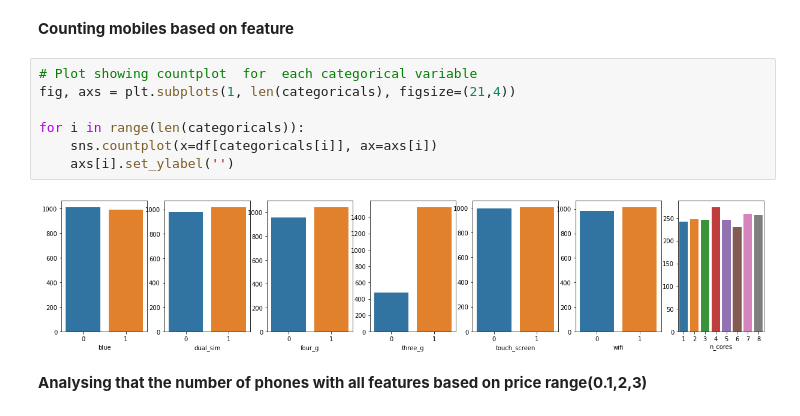
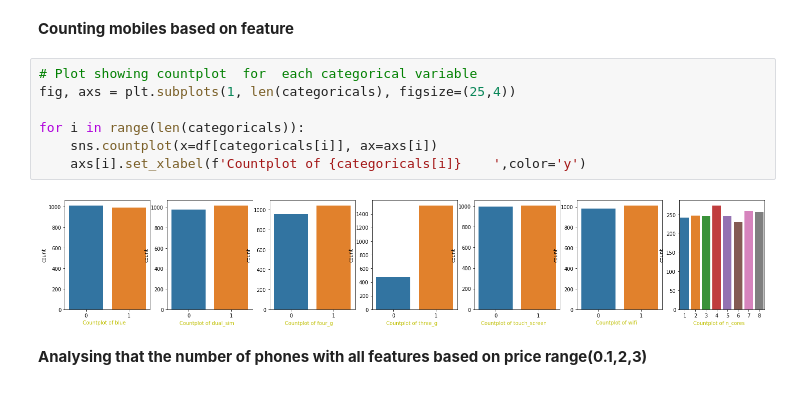
Before and after one commit to nitishkumar34/mobile-price, a Jupyter notebook: capstone_3.ipynb, the cells around one changed output. Saved outputs shown, nothing was run; the diff lists cells and outputs as text.

```diff
--- a/capstone_3.ipynb
+++ b/capstone_3.ipynb
@@ -211,13 +211,13 @@ Each price range have equal mobiles
 **Counting mobiles based on feature**
 # %%
 # Plot showing countplot  for  each categorical variable
-fig, axs = plt.subplots(1, len(categoricals), figsize=(21,4))
+fig, axs = plt.subplots(1, len(categoricals), figsize=(25,4))
 
 for i in range(len(categoricals)):
     sns.countplot(x=df[categoricals[i]], ax=axs[i])
-    axs[i].set_ylabel('')
+    axs[i].set_xlabel(f'Countplot of {categoricals[i]}    ',color='y')
 # %% [output]
-[figure, old version]
+[figure, new version]
 # %% [markdown]
 **Analysing that the number of phones with all features based on price range(0.1,2,3)**
 # %%
```
Also changed, not shown: parts of 41 cells of this notebook.
